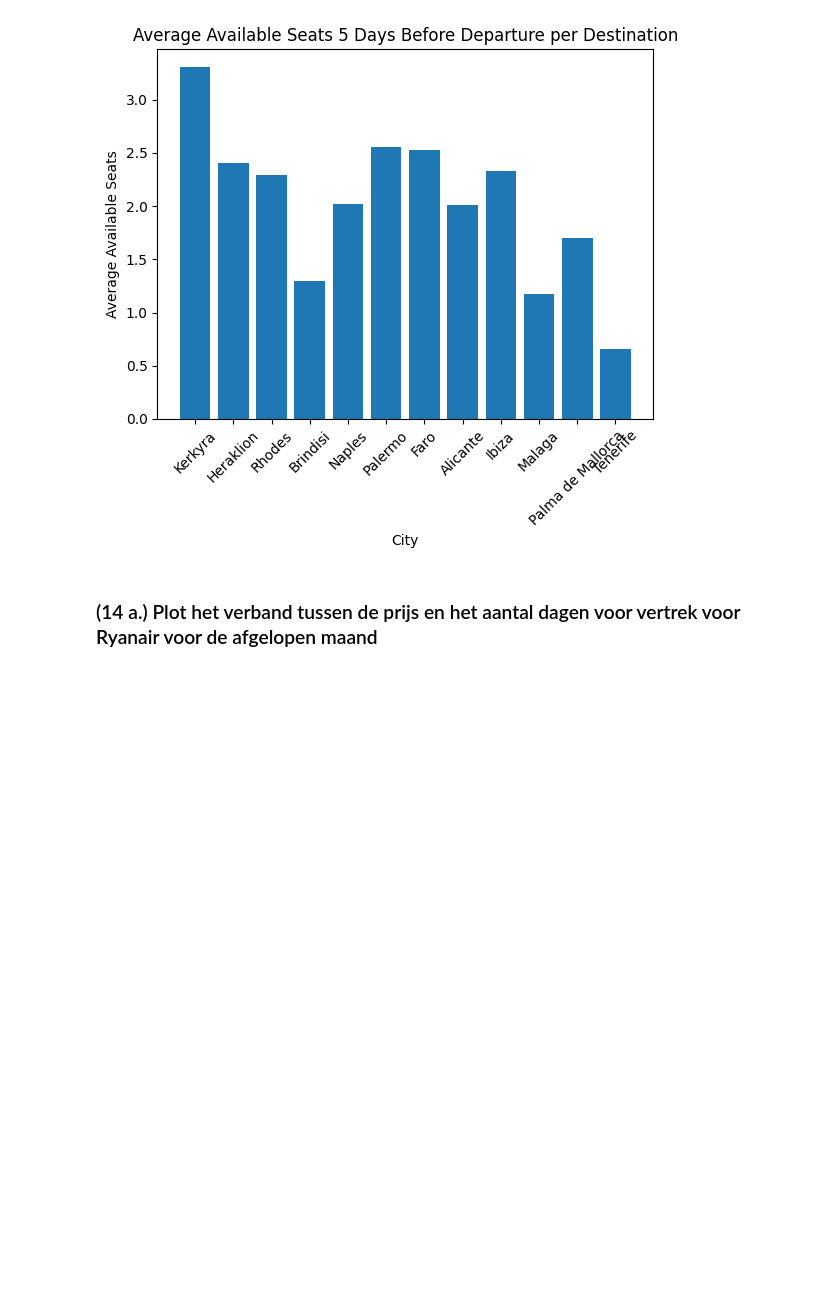
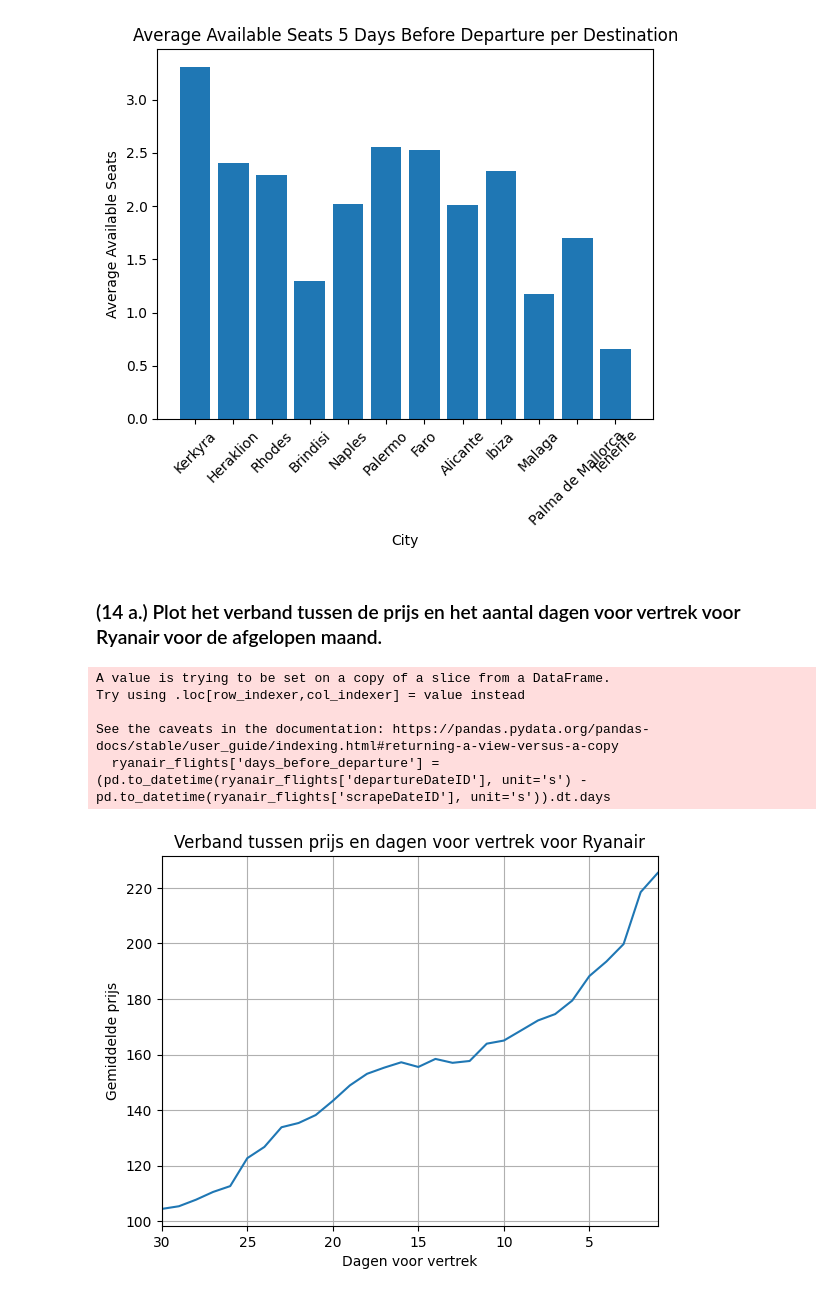
Before and after one commit to Floris-Buyse-FB/Data-Engineering-Project, a Jupyter notebook: analyse.ipynb, the cells around one changed output. Cells and saved outputs as stored; diff of their text form; code cells hidden in the pictures; blank space fills up the shorter version.

```diff
--- a/analyse.ipynb
+++ b/analyse.ipynb
@@ -225,4 +227,29 @@ plt.show()
 # %% [output]
 [figure]
 # %% [markdown]
-### (14 a.)  Plot het verband tussen de prijs en het aantal dagen voor vertrek voor Ryanair voor de afgelopen maand
+### (14 a.)  Plot het verband tussen de prijs en het aantal dagen voor vertrek voor Ryanair voor de afgelopen maand.
+# %%
+### Voor alle data van Ryanair
+
+ryanair_flights = df_fact_flights[df_fact_flights['carrierID'] == 3]
+
+ryanair_flights['days_before_departure'] = (pd.to_datetime(ryanair_flights['departureDateID'], unit='s') - pd.to_datetime(ryanair_flights['scrapeDateID'], unit='s')).dt.days
+
+ryanair_flights_30_days = ryanair_flights[ryanair_flights['days_before_departure'] <= 30]
+
+average_prices = ryanair_flights_30_days.groupby('days_before_departure')['adultPrice'].mean().sort_index(ascending=False)
+
+plt.plot(average_prices.index, average_prices.values)
+plt.xlabel('Dagen voor vertrek')
+plt.ylabel('Gemiddelde prijs')
+plt.title('Verband tussen prijs en dagen voor vertrek voor Ryanair')
+plt.xlim(max(average_prices.index), min(average_prices.index))
+plt.grid()
+plt.show()
+# %% [output]
+A value is trying to be set on a copy of a slice from a DataFrame.
+Try using .loc[row_indexer,col_indexer] = value instead
+
+See the caveats in the documentation: https://pandas.pydata.org/pandas-docs/stable/user_guide/indexing.html#returning-a-view-versus-a-copy
+  ryanair_flights['days_before_departure'] = (pd.to_datetime(ryanair_flights['departureDateID'], unit='s') - pd.to_datetime(ryanair_flights['scrapeDateID'], unit='s')).dt.days
+[figure, added]
```
Also changed, not shown: parts of 3 cells of this notebook.
